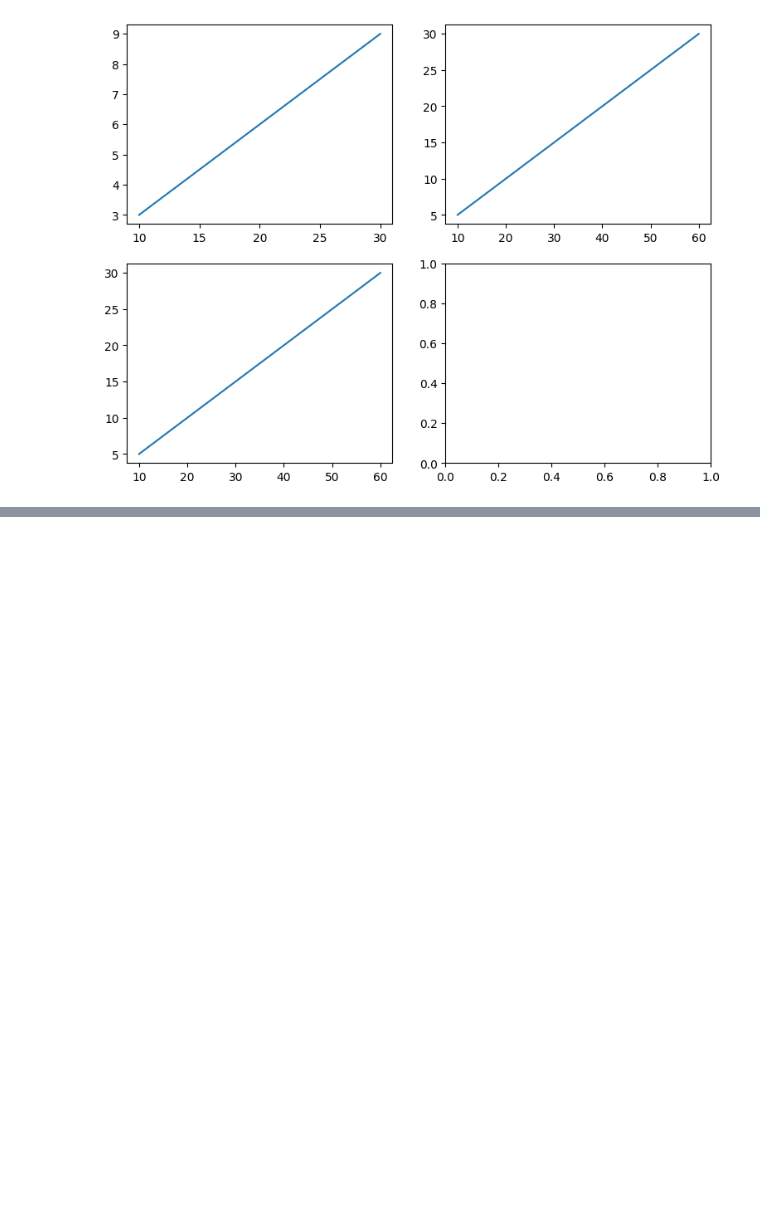
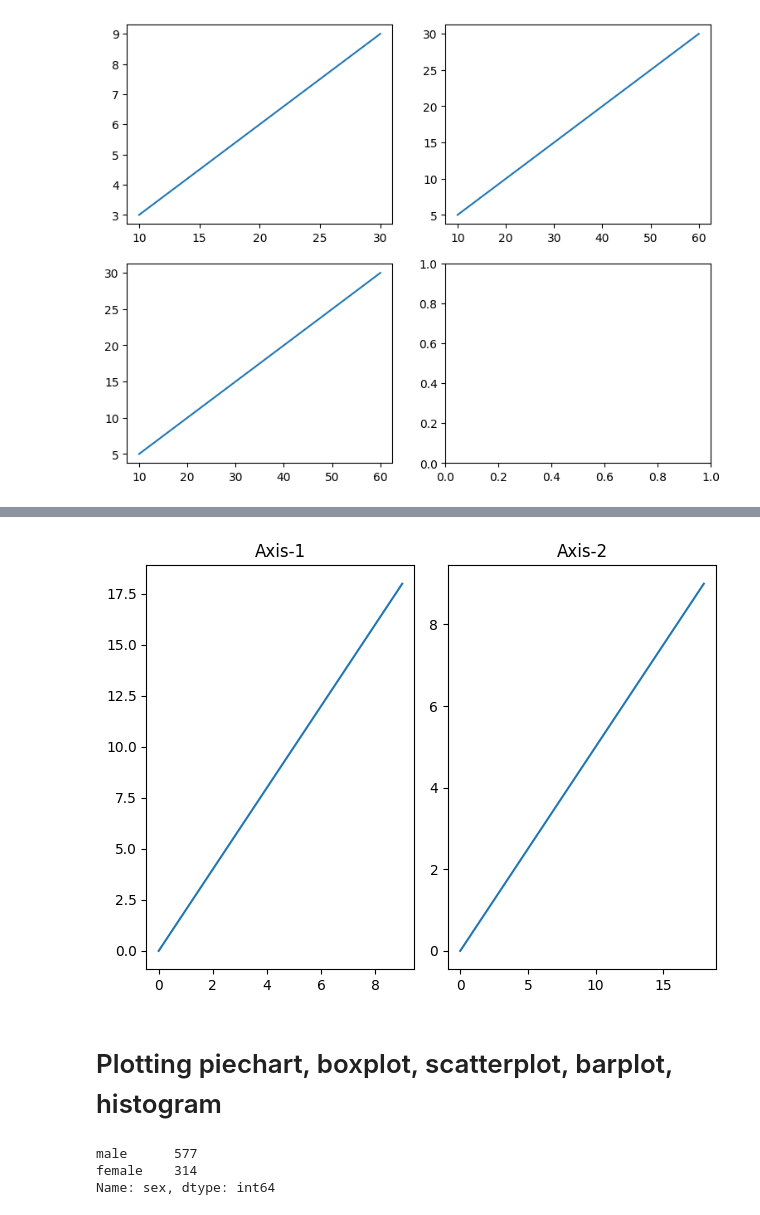
Before and after one commit to iampawankc/NLP, a Jupyter notebook: Libraries/matplotlib.ipynb, the cells around one changed output, grey strips where cells are left out. Cells and saved outputs as stored; diff of their text form; code cells hidden in the pictures; blank space fills up the shorter version.

```diff
--- a/Libraries/matplotlib.ipynb
+++ b/Libraries/matplotlib.ipynb
@@ -173,0 +224,10 @@ plt.show()
+# %%
+f,a = plt.subplots(1,2)
+a[0].plot(arr, arr2)
+a[0].set_title('Axis-1')
+a[1].plot(arr2, arr)
+a[1].set_title('Axis-2')
+
+plt.tight_layout()
+# %% [output]
+[figure, added]
@@ -173,0 +238,10 @@ plt.show()
+# %% [markdown]
+# Plotting piechart, boxplot, scatterplot, barplot, histogram
+# %%
+import pandas as pd
+ti_ds = pd.read_csv('Titanic.csv')
+ti_ds.sex.value_counts()
+# %% [output]
+male      577
+female    314
+Name: sex, dtype: int64
```
Also changed, not shown: parts of 25 cells of this notebook, 2 other files.
